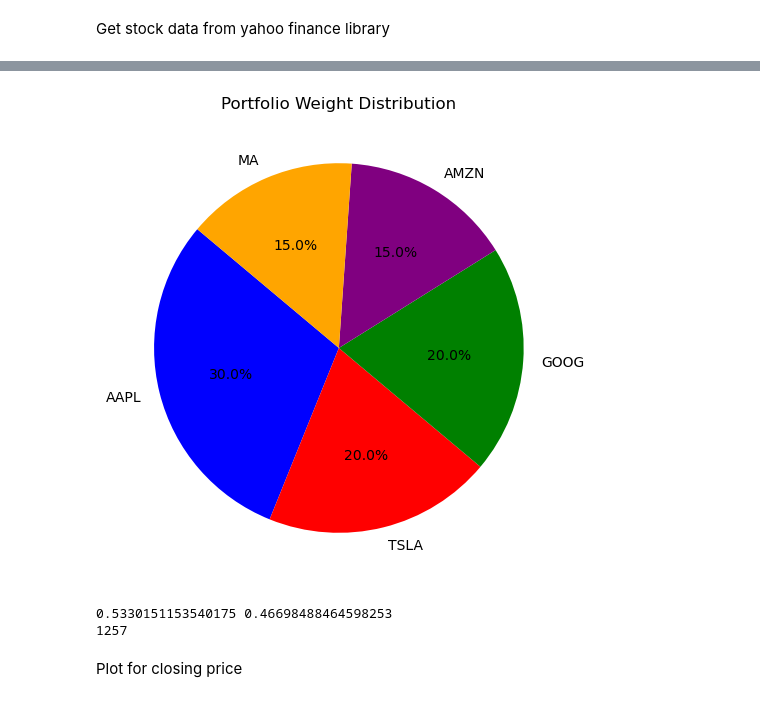
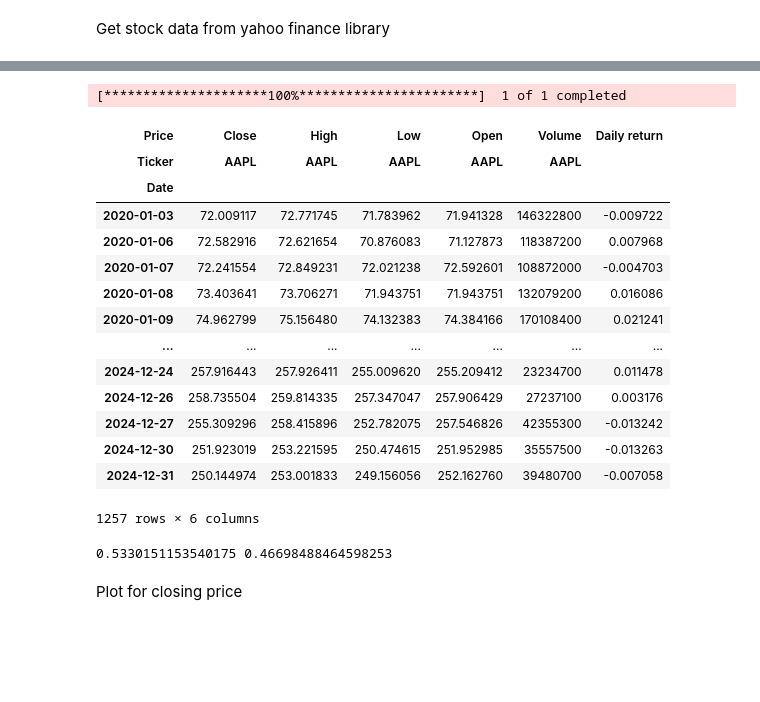
Before and after one commit to Fkie01/kelly-criterian, a Jupyter notebook: KellyCriterion.ipynb, the cells around one changed output, grey strips where cells are left out. Drawn from its saved outputs; the diff is of its cells as text; code cells hidden in the pictures; blank space fills up the shorter version.

```diff
--- a/KellyCriterion.ipynb
+++ b/KellyCriterion.ipynb
@@ -59,10 +21,23 @@ plt.show()
-# %%
-plt.figure(figsize=(6, 6))
-plt.pie(weights, labels=stocks, autopct='%1.1f%%', colors=['blue', 'red', 'green', 'purple', 'orange'], startangle=140)
-plt.title("Portfolio Weight Distribution")
-plt.show()
-# %% [output]
-[figure, removed]
+# %%
+stock_data = get_stock('AAPL', start='2020-01-01', end='2025-01-01')
+stock_data
+# %% [output]
+[*********************100%***********************]  1 of 1 completed
+| Price | Close | High | Low | Open | Volume | Daily return |
+| Ticker | AAPL | AAPL | AAPL | AAPL | AAPL |  |
+| Date |  |  |  |  |  |  |
+| 2020-01-03 | 72.009117 | 72.771745 | 71.783962 | 71.941328 | 146322800 | -0.009722 |
+| 2020-01-06 | 72.582916 | 72.621654 | 70.876083 | 71.127873 | 118387200 | 0.007968 |
+| 2020-01-07 | 72.241554 | 72.849231 | 72.021238 | 72.592601 | 108872000 | -0.004703 |
+| 2020-01-08 | 73.403641 | 73.706271 | 71.943751 | 71.943751 | 132079200 | 0.016086 |
+| 2020-01-09 | 74.962799 | 75.156480 | 74.132383 | 74.384166 | 170108400 | 0.021241 |
+| ... | ... | ... | ... | ... | ... | ... |
+| 2024-12-24 | 257.916443 | 257.926411 | 255.009620 | 255.209412 | 23234700 | 0.011478 |
+| 2024-12-26 | 258.735504 | 259.814335 | 257.347047 | 257.906429 | 27237100 | 0.003176 |
+| 2024-12-27 | 255.309296 | 258.415896 | 252.782075 | 257.546826 | 42355300 | -0.013242 |
+| 2024-12-30 | 251.923019 | 253.221595 | 250.474615 | 251.952985 | 35557500 | -0.013263 |
+| 2024-12-31 | 250.144974 | 253.001833 | 249.156056 | 252.162760 | 39480700 | -0.007058 |
+1257 rows × 6 columns
 # %%
 p_win = 0
 for ret in stock_data['Daily return']:
@@ -71,10 +46,8 @@ for ret in stock_data['Daily return']:
 p_win /= len(stock_data['Daily return'])
 p_loss = 1 - p_win
 print(p_win, p_loss)
-print(len(stock_data))
 # %% [output]
 0.5330151153540175 0.46698488464598253
-1257
 # %% [markdown]
 Plot for closing price
 # %%
```
Also changed, not shown: parts of 8 cells of this notebook.
